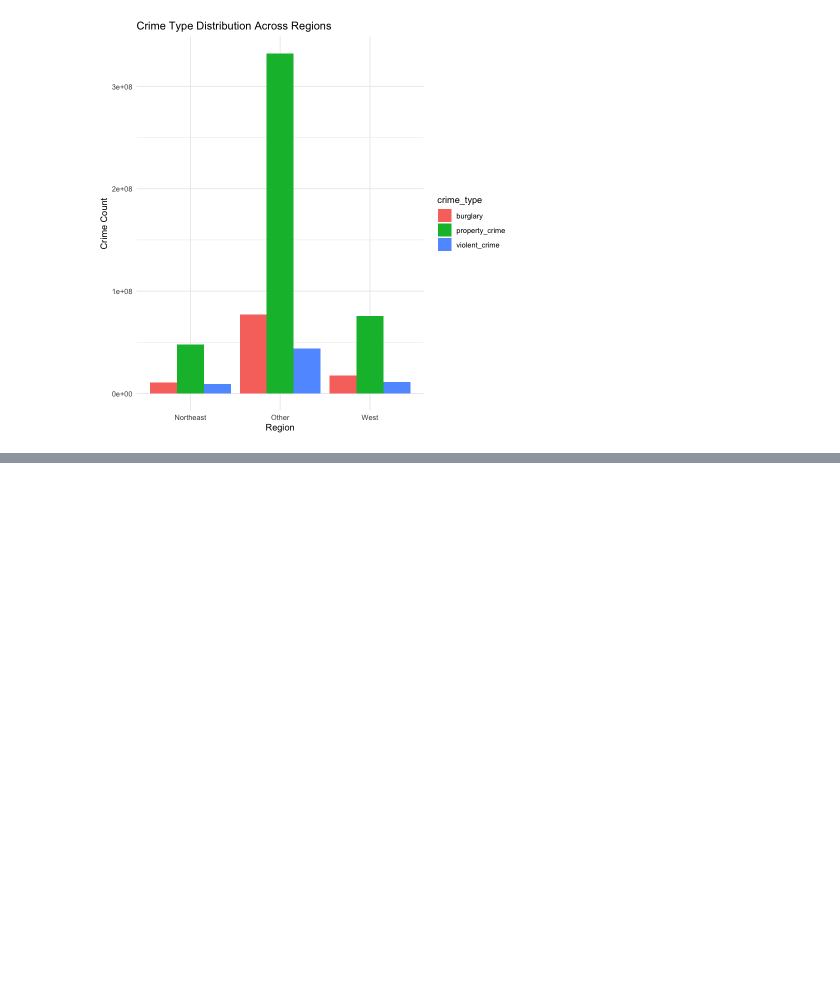
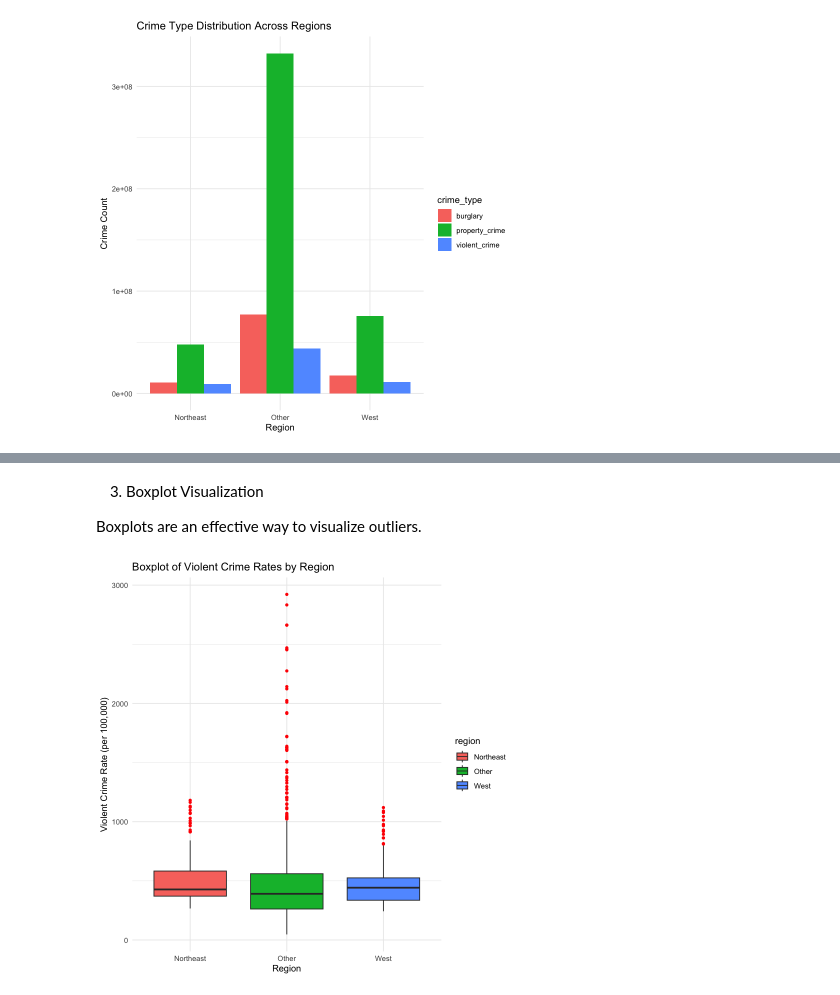
Before and after one commit to AkhilaAnnireddy/Crime-Data-Analysis, a Jupyter notebook: crime-data-analysis.ipynb, the cells around one changed output, grey strips where cells are left out. Saved outputs shown, nothing was run; the diff lists cells and outputs as text; code cells hidden in the pictures; blank space fills up the shorter version.

Commit message:
added outlier analysis

```diff
--- a/crime-data-analysis.ipynb
+++ b/crime-data-analysis.ipynb
@@ -1123,0 +1294,14 @@ ggplot(crime_table_long, aes(x = region, y = crime_count, fill = crime_type)) +
+# %%
+# Calculate IQR for violent crime rates
+Q1 <- quantile(state_data$violent_crime_rate, 0.25, na.rm = TRUE)
+Q3 <- quantile(state_data$violent_crime_rate, 0.75, na.rm = TRUE)
+IQR <- Q3 - Q1
+
+# Identify potential outliers
+state_data <- state_data %>%
+  mutate(outlier_iqr = ifelse(violent_crime_rate < (Q1 - 1.5 * IQR) |
+                              violent_crime_rate > (Q3 + 1.5 * IQR), TRUE, FALSE))
+
+outliers_iqr <- state_data %>% filter(outlier_iqr)
+print("Outliers detected using IQR:")
+print(outliers_iqr)
@@ -1123,0 +1326,16 @@ ggplot(crime_table_long, aes(x = region, y = crime_count, fill = crime_type)) +
+# %% [markdown]
+3. Boxplot Visualization
+
+Boxplots are an effective way to visualize outliers.
+# %%
+library(ggplot2)
+
+# Create a boxplot to visualize outliers
+ggplot(state_data, aes(x = region, y = violent_crime_rate, fill = region)) +
+  geom_boxplot(outlier.color = "red", outlier.shape = 16) +
+  ggtitle("Boxplot of Violent Crime Rates by Region") +
+  xlab("Region") +
+  ylab("Violent Crime Rate (per 100,000)") +
+  theme_minimal()
+# %% [output]
+[figure, added]
```
Also changed, not shown: parts of 29 cells of this notebook.
